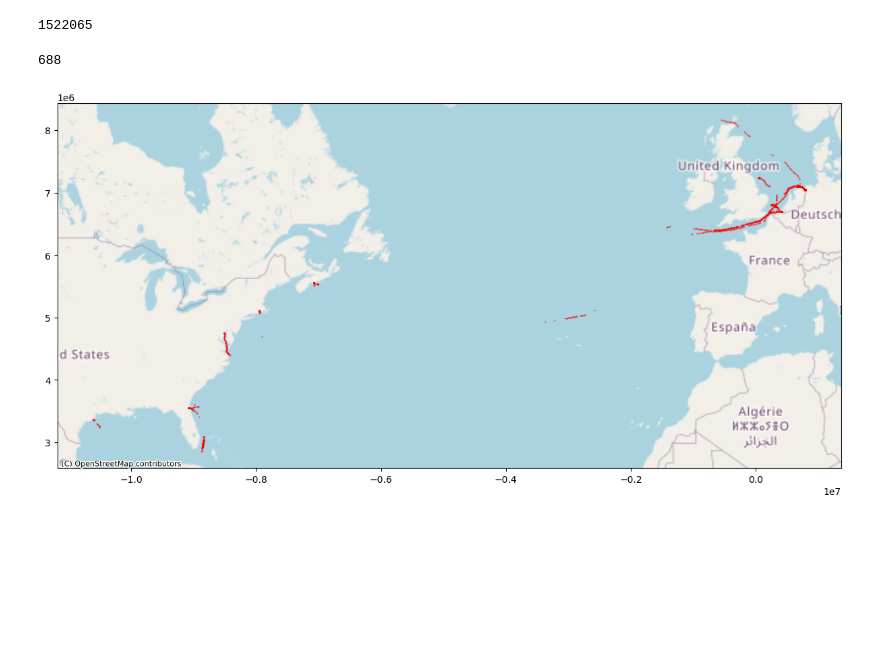
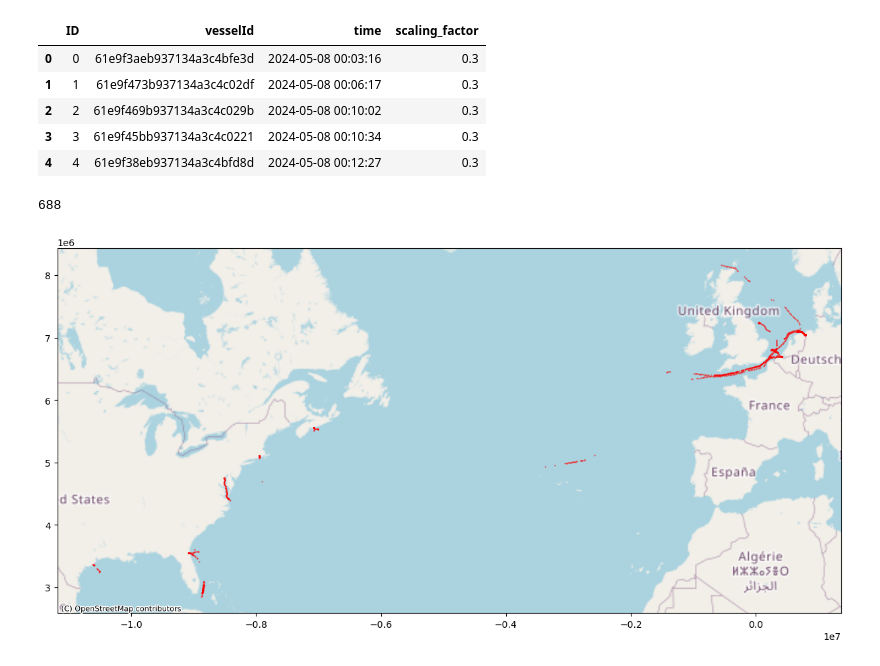
Before and after one commit to johansolbakken/tdt4173, a Jupyter notebook: project/exploratory_analysis.ipynb, the cells around one changed output. Cells and saved outputs as stored; diff of their text form; code cells hidden in the pictures; blank space fills up the shorter version.

```diff
--- a/project/exploratory_analysis.ipynb
+++ b/project/exploratory_analysis.ipynb
@@ -8,11 +8,16 @@ import contextily as ctx
 # %%
 vessels = pd.read_csv('vessels.csv', delimiter='|')
 ais_data = pd.read_csv('ais_train.csv', delimiter='|')
 
-# How many rows are in the ais_data DataFrame?
-print(ais_data.shape[0])
+ais_train = pd.read_csv('ais_test.csv')
+ais_train.head()
 # %% [output]
-1522065
+|  | ID | vesselId | time | scaling_factor |
+| 0 | 0 | 61e9f3aeb937134a3c4bfe3d | 2024-05-08 00:03:16 | 0.3 |
+| 1 | 1 | 61e9f473b937134a3c4c02df | 2024-05-08 00:06:17 | 0.3 |
+| 2 | 2 | 61e9f469b937134a3c4c029b | 2024-05-08 00:10:02 | 0.3 |
+| 3 | 3 | 61e9f45bb937134a3c4c0221 | 2024-05-08 00:10:34 | 0.3 |
+| 4 | 4 | 61e9f38eb937134a3c4bfd8d | 2024-05-08 00:12:27 | 0.3 |
 # %%
 # Merge the two dataframes
 ais_data = pd.merge(ais_data, vessels, on='vesselId')
```
Also changed, not shown: 3 other files.
